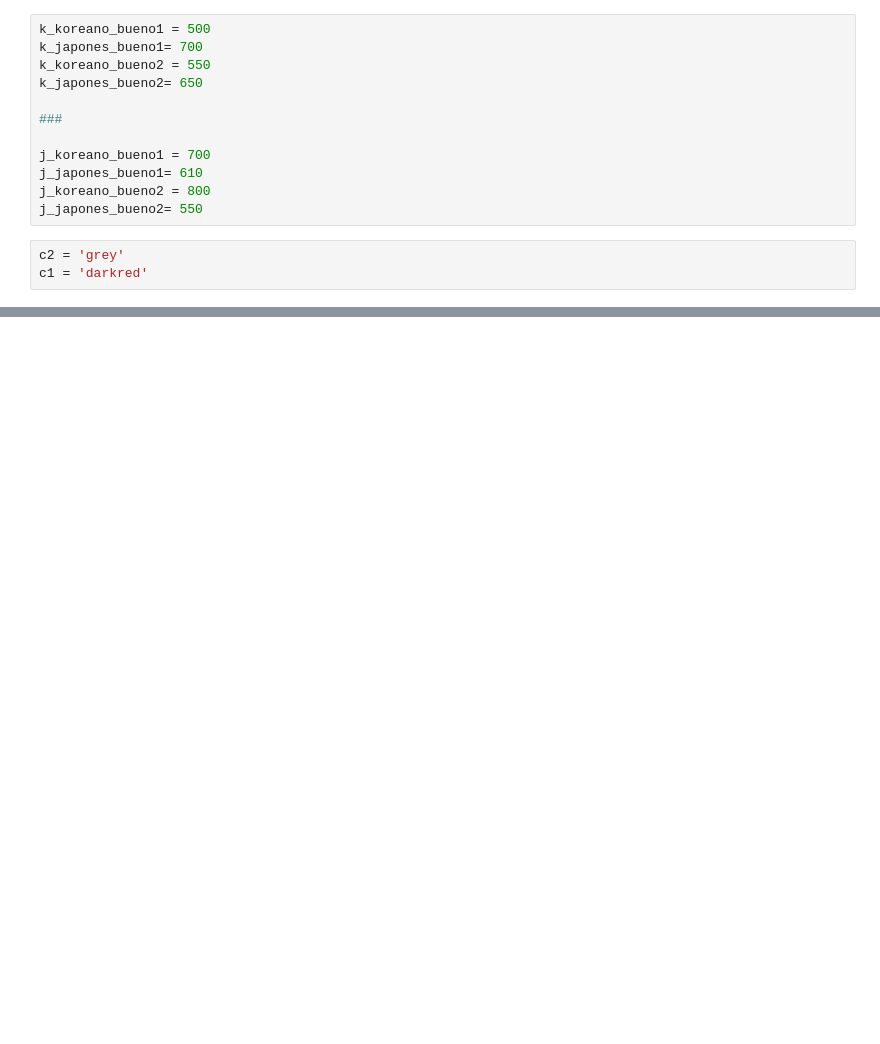
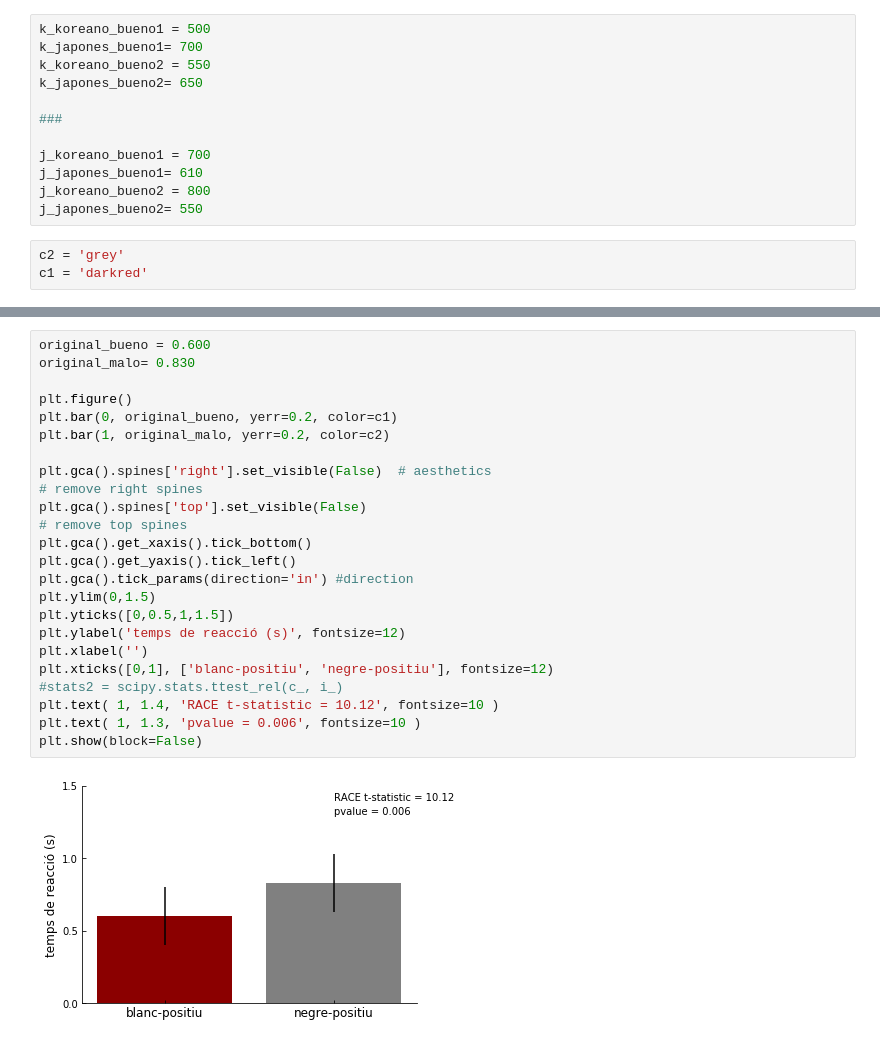
Before and after one commit to davidbestue/OpenBrains, a Jupyter notebook: IAT/japones_koreans.ipynb, the cells around one changed output, grey strips where cells are left out. Saved outputs shown, nothing was run; the diff lists cells and outputs as text; blank space fills up the shorter version.

```diff
--- a/IAT/japones_koreans.ipynb
+++ b/IAT/japones_koreans.ipynb
@@ -71,0 +85,24 @@ Text(0.5,1,'japoneses')
+# %%
+original_bueno = 0.600
+original_malo= 0.830
+
+plt.figure()
+plt.bar(0, original_bueno, yerr=0.2, color=c1)
+plt.bar(1, original_malo, yerr=0.2, color=c2)
+
+plt.gca().spines['right'].set_visible(False)  # aesthetics                                                                              # remove right spines
+plt.gca().spines['top'].set_visible(False)                                                                                  # remove top spines
+plt.gca().get_xaxis().tick_bottom()
+plt.gca().get_yaxis().tick_left()
+plt.gca().tick_params(direction='in') #direction
+plt.ylim(0,1.5)
+plt.yticks([0,0.5,1,1.5])
+plt.ylabel('temps de reacció (s)', fontsize=12)
+plt.xlabel('')
+plt.xticks([0,1], ['blanc-positiu', 'negre-positiu'], fontsize=12)
+#stats2 = scipy.stats.ttest_rel(c_, i_)
+plt.text( 1, 1.4, 'RACE t-statistic = 10.12', fontsize=10 )
+plt.text( 1, 1.3, 'pvalue = 0.006', fontsize=10 )
+plt.show(block=False)
+# %% [output]
+[figure, added]
```
Also changed, not shown: parts of 4 cells of this notebook, 1 other file.
